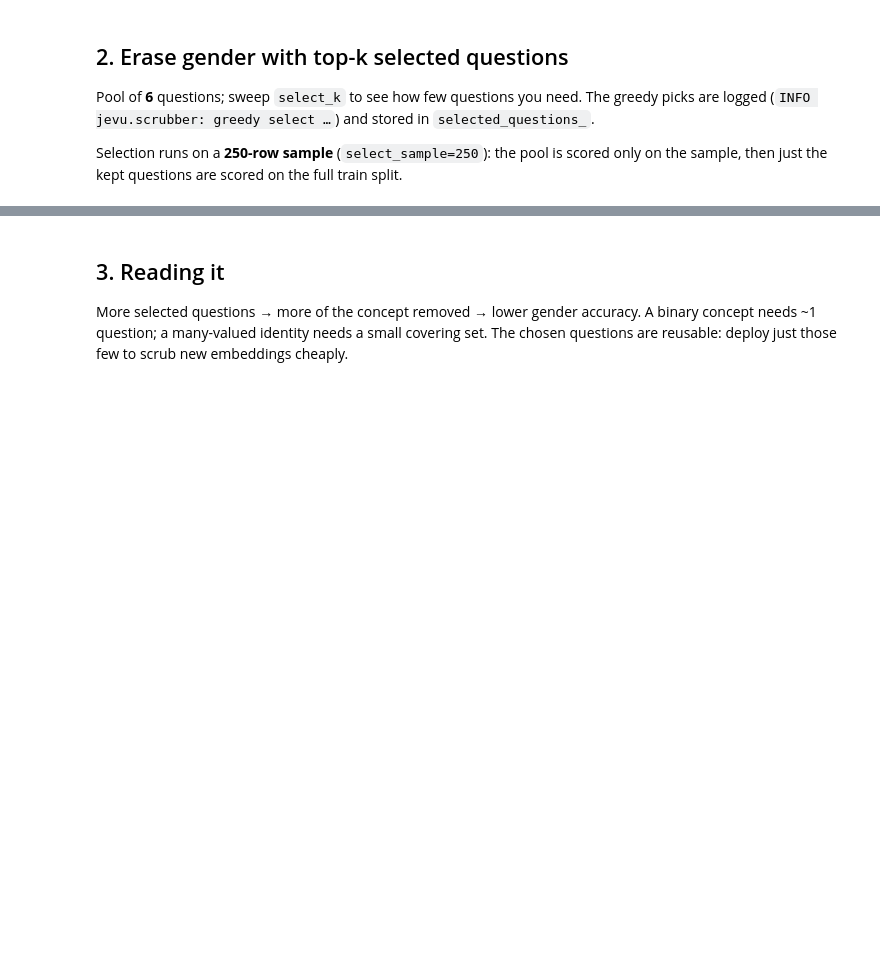
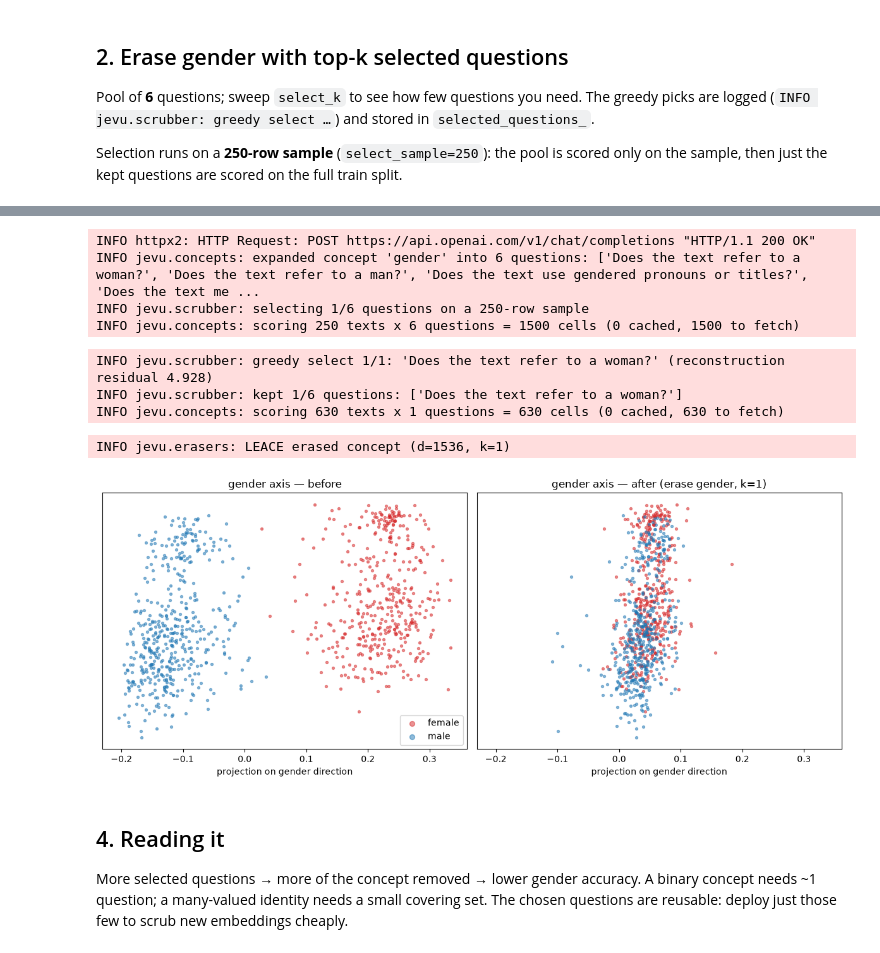
Before and after one commit to cowana-ai/jevu, a Jupyter notebook: examples/gender_erasure.ipynb, the cells around one changed output, grey strips where cells are left out. Cells and saved outputs as stored; diff of their text form; code cells hidden in the pictures; blank space fills up the shorter version.

```diff
--- a/examples/gender_erasure.ipynb
+++ b/examples/gender_erasure.ipynb
@@ -36,7 +36,7 @@ if _envf.exists():
         if _l and not _l.startswith('#') and '=' in _l:
             _k, _v = _l.split('=', 1); os.environ.setdefault(_k.strip(), _v.strip().strip('\'"'))
 
-USE_CACHE = True        # offline from the bundled cache; set False to call APIs live
+USE_CACHE = False        # offline from the bundled cache; set False to call APIs live
 CACHE = (ROOT/'examples'/'.jev_debias_cache') if USE_CACHE else None
 if CACHE: CACHE.mkdir(parents=True, exist_ok=True)
 SEED, N, DENSE_MODEL = 2026, 900, 'text-embedding-3-small'
@@ -144,4 +156,30 @@ INFO jevu.erasers: LEACE erased concept (d=1536, k=6)
+# %%
+import matplotlib.pyplot as plt
+from sklearn.decomposition import PCA
+scr_v = ConceptScrubber(method='leace', expand=True, concept='gender', n_questions=6,
+                        select_k=1, select_sample=250, cache_dir=str(CACHE) if CACHE else None)
+scr_v.fit(embeddings=X[tr], texts=[texts[i] for i in tr]); Xd = scr_v.transform(X)
+u = LogisticRegression(max_iter=2000).fit(X, gender).coef_[0]; u = u / np.linalg.norm(u)
+pc1 = PCA(n_components=1, random_state=SEED).fit_transform(X)[:, 0]
+fig, ax = plt.subplots(1, 2, figsize=(12, 5), sharex=True, sharey=True)
+for axi, (M, ttl) in zip(ax, [(X, 'before'), (Xd, 'after (erase gender, k=1)')]):
+    xg = M @ u
+    for g, lab, c in [(1, 'female', 'tab:red'), (0, 'male', 'tab:blue')]:
+        m = gender == g; axi.scatter(xg[m], pc1[m], s=8, alpha=0.5, c=c, label=lab)
+    axi.set_title(f'gender axis — {ttl}'); axi.set_xlabel('projection on gender direction'); axi.set_yticks([])
+ax[0].legend(markerscale=2)
+plt.tight_layout(); plt.show()
+# %% [output]
+INFO httpx2: HTTP Request: POST https://api.openai.com/v1/chat/completions "HTTP/1.1 200 OK"
+INFO jevu.concepts: expanded concept 'gender' into 6 questions: ['Does the text refer to a woman?', 'Does the text refer to a man?', 'Does the text use gendered pronouns or titles?', 'Does the text me ...
+INFO jevu.scrubber: selecting 1/6 questions on a 250-row sample
+INFO jevu.concepts: scoring 250 texts x 6 questions = 1500 cells (0 cached, 1500 to fetch)
+INFO jevu.scrubber: greedy select 1/1: 'Does the text refer to a woman?' (reconstruction residual 4.928)
+INFO jevu.scrubber: kept 1/6 questions: ['Does the text refer to a woman?']
+INFO jevu.concepts: scoring 630 texts x 1 questions = 630 cells (0 cached, 630 to fetch)
+INFO jevu.erasers: LEACE erased concept (d=1536, k=1)
+[figure, added]
 # %% [markdown]
-## 3. Reading it
+## 4. Reading it
 
 More selected questions → more of the concept removed → lower gender accuracy. A binary concept needs ~1 question; a many-valued identity needs a small covering set. The chosen questions are reusable: deploy just those few to scrub new embeddings cheaply.
```
Also changed, not shown: parts of 4 cells of this notebook, 2 other files.
